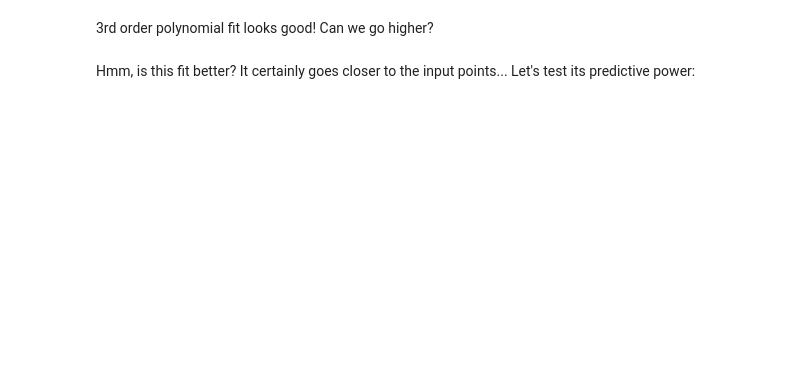
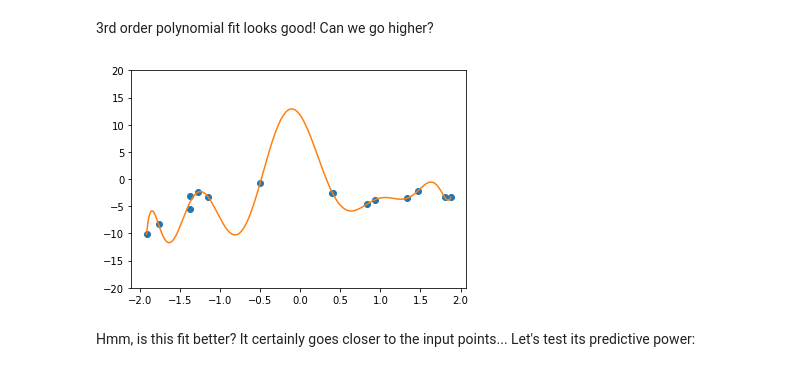
Before and after one commit to HSE-LAMBDA/MLatMIPS-2020, a Jupyter notebook: Seminar/1_LinearModels_ToyData.ipynb, the cells around one changed output. Saved outputs shown, nothing was run; the diff lists cells and outputs as text; code cells hidden in the pictures; blank space fills up the shorter version.

```diff
--- a/Seminar/1_LinearModels_ToyData.ipynb
+++ b/Seminar/1_LinearModels_ToyData.ipynb
@@ -46,7 +48,8 @@ def features(x):
   Function that takes 1-dimensional array x and returns
   2-dimensional array of the shape (n_samples, n_features)
   """
-  <YOUR CODE HERE>
+  return x.reshape(x.shape[0],1)
 
 assert(features(x).shape == (nx, 1))
 print(features(x).shape)
+features(x)
@@ -67,6 +89,8 @@ def plot_model(model, features):
 
   # Hint: use model.predict(features(<ARRAY OF X>))
   # to get an array of predictions
-  <YOUR CODE HERE>
+
+  x_test = np.linspace(np.min(x), np.max(x), 200)
+  plt.plot(x_test, model.predict(features(x_test)), '-', markersize=6)
 # %%
 plot_model(model, features)
@@ -81,9 +107,5 @@ def features(x):
   2-dimensional array of the shape (n_samples, n_features)
   with non-linear features
   """
-  <YOUR CODE HERE>
-
-model = linear_model.LinearRegression()
-model.fit(features(x), y)
-
-plot_model(model, features)
+#  c = x.reshape(x.shape[0],1)
+  return np.stack([x, x**2, x**3], axis=1)
@@ -105,17 +152,20 @@ plot_model(model, features)
 # %%
 def features(x):
   """
   Function that takes 1-dimensional vector x and returns
   2-dimensional array of the shape (n_samples, n_features)
   with non-linear features of high powers (12?)
   """
-  <YOUR CODE HERE>
+
+  return np.stack([x**i for i in range(1,13)], axis=1)
 
 model = linear_model.LinearRegression()
 model.fit(features(x), y)
 
 plot_model(model, features)
 plt.ylim(-20, 20);
+# %% [output]
+[figure, added]
 # %% [markdown]
 Hmm, is this fit better? It certainly goes closer to the input points...  Let's test its predictive power:
 # %%
```
Also changed, not shown: parts of 20 cells of this notebook, 3 other files.
